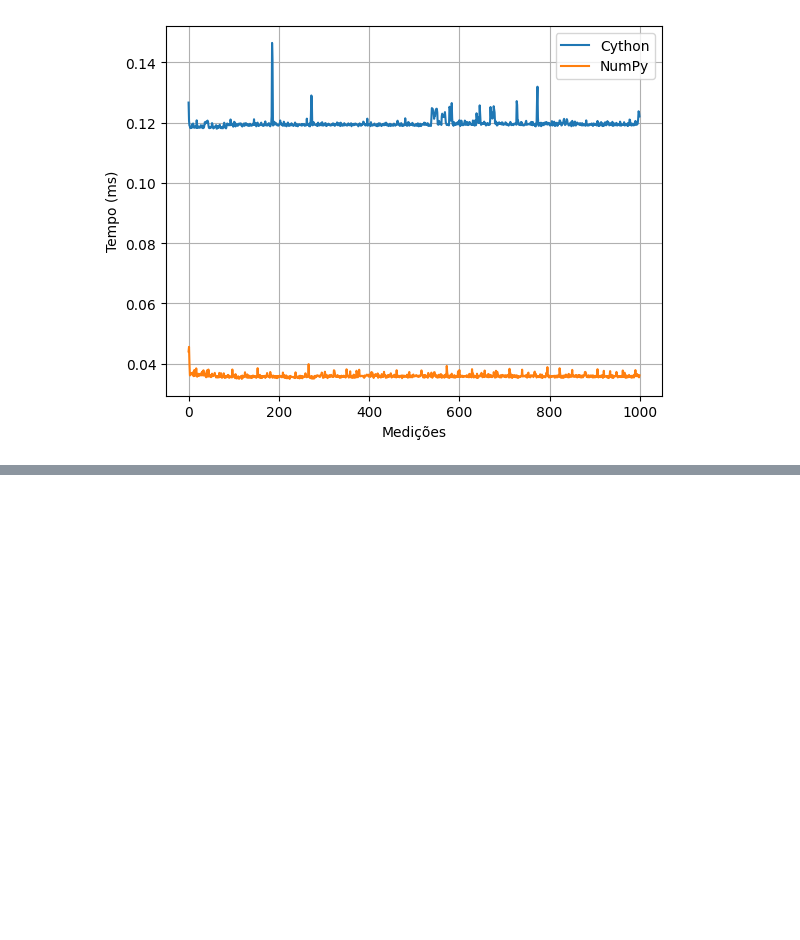
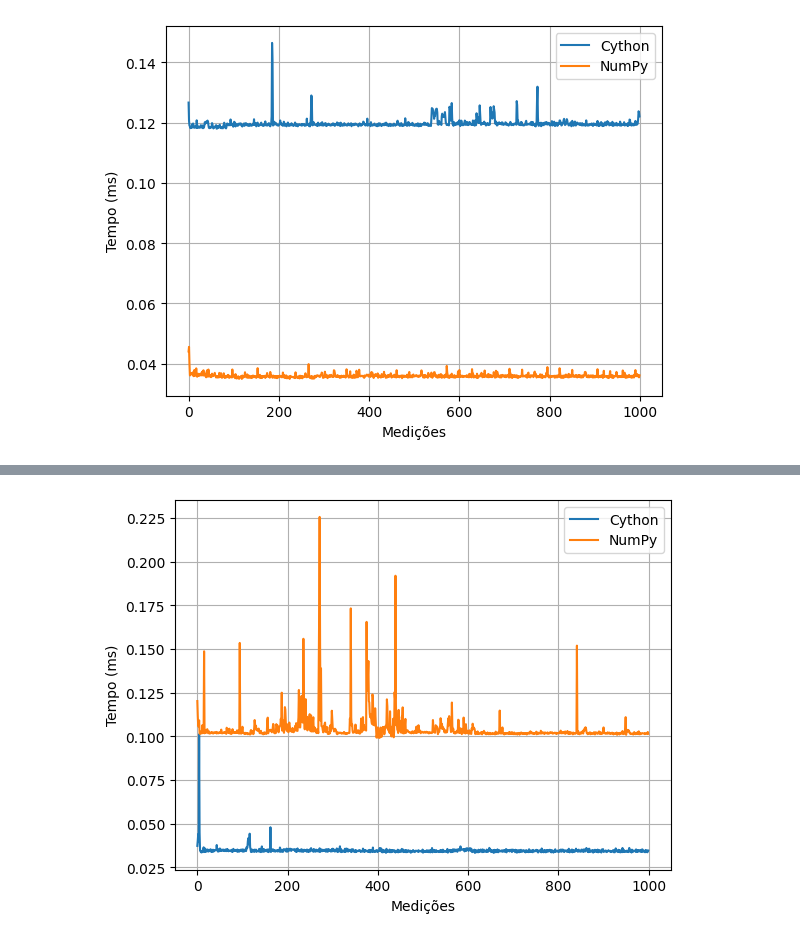
Before and after one commit to marcuscostagraciano/TCC-BSI, a Jupyter notebook: main.ipynb, the cells around one changed output, grey strips where cells are left out. Saved outputs shown, nothing was run; the diff lists cells and outputs as text; code cells hidden in the pictures; blank space fills up the shorter version.

```diff
--- a/main.ipynb
+++ b/main.ipynb
@@ -329,0 +361,4 @@ LinePlot(timings_data=tempos).generate()
+# %%
+LinePlot(timings_data=tempos).generate()
+# %% [output]
+[figure, added]
```
Also changed, not shown: parts of 6 cells of this notebook.
